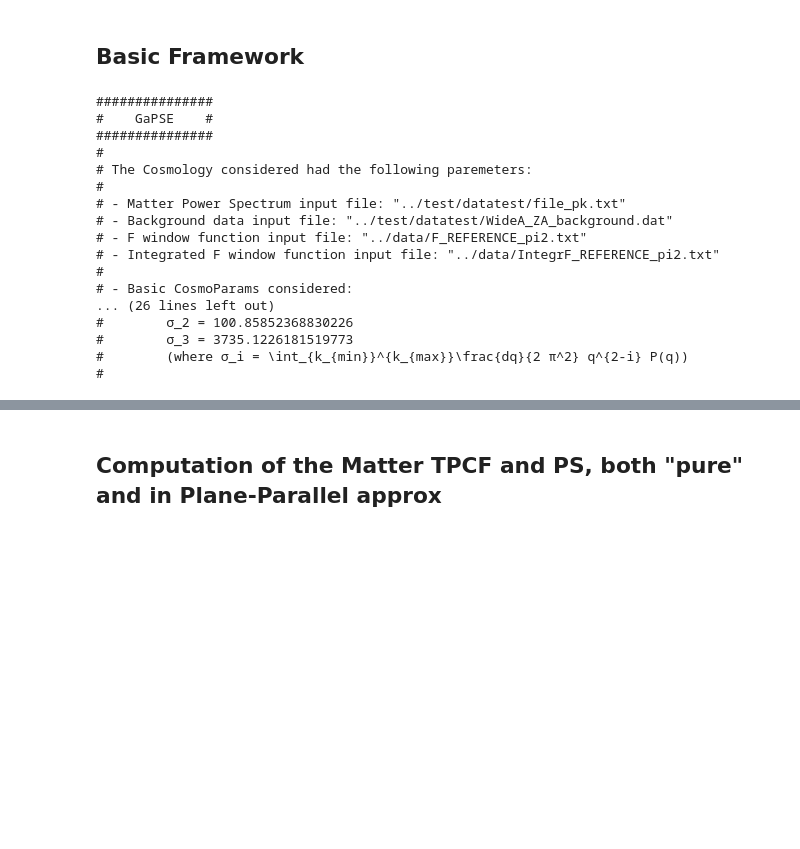
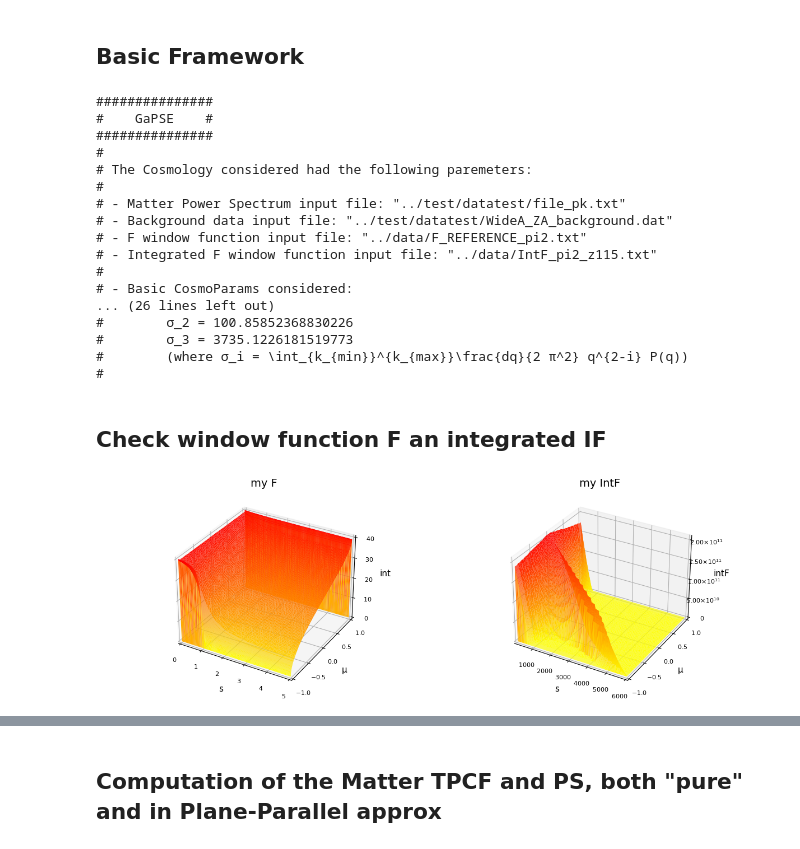
Before and after one commit to foglienimatteo/GaPSE.jl, a Jupyter notebook: ipynbs/Effective_fNL.ipynb, the cells around one changed output, grey strips where cells are left out. Drawn from its saved outputs; the diff is of its cells as text; code cells hidden in the pictures; blank space fills up the shorter version.

```diff
--- a/ipynbs/Effective_fNL.ipynb
+++ b/ipynbs/Effective_fNL.ipynb
@@ -72,28 +97,15 @@ using Printf, LaTeXStrings, Turing, StatsPlots
+# %%
+new_calc_μs = union([μ for μ in -1.0:0.01:(-0.9)],
+        [μ for μ in -0.9:0.05:0.9],
+        [μ for μ in 0.9:0.01:1.0]);
+FILE_IF_MAP = PATH_TO_GAPSE*"data/IntF_pi2_z115.txt"
+
+GaPSE.print_map_IntegratedF(
+    FILE_F_MAP, FILE_IF_MAP,
+    z_min, z_max, new_calc_μs, FILE_BACKGROUND;
+    trap = true, WFI_opts...
+)
 # %%
-FILE_F_MAP = PATH_TO_GAPSE * "data/F_REFERENCE_pi2.txt"
-FILE_IF_MAP = PATH_TO_GAPSE * "data/IntegrF_REFERENCE_pi2.txt"
-FILE_PS = PATH_TO_GAPSE * "test/datatest/file_pk.txt"
-FILE_BACKGROUND = PATH_TO_GAPSE * "test/datatest/WideA_ZA_background.dat"
-
-
-#z_min, z_max, θ_max = 0.05, 0.20, π / 2.0
-z_min, z_max, θ_max = 1.0, 1.5, π / 2.0
-params = GaPSE.CosmoParams(z_min, z_max, θ_max;
-    Ω_b = 0.0489, Ω_cdm = 0.251020, h_0 = 0.70, s_lim=1e-2,
-    s_b = 0.0, 𝑓_evo = 0.0, b = 1.0,
-    IPS_opts = Dict(
-        :fit_left_min => 1e-6, :fit_left_max => 3e-6,
-        :fit_right_min => 1e1, :fit_right_max => 2e1),
-    IPSTools_opts = Dict(
-        :N => 1024, :fit_min => 0.05, :fit_max => 0.5,
-        :con => true, :k_min => 1e-8, :k_max => 10.0),
-    WFI_opts = Dict(
-        :llim => 0.0, :rlim => Inf, :N => 1000,
-         :trap => true, :rtol => 1e-2, :atol => 0.0,
-         :ss_start => 0.0, :ss_step => 10.0,
-         :ss_stop => 0.0),
-);
-
 cosmo = GaPSE.Cosmology(params, FILE_BACKGROUND, FILE_PS, FILE_F_MAP, FILE_IF_MAP);
 
 GaPSE.parameters_used(stdout, cosmo)
@@ -107,7 +119,7 @@ GaPSE.parameters_used(stdout, cosmo)
 # - Matter Power Spectrum input file: "../test/datatest/file_pk.txt"
 # - Background data input file: "../test/datatest/WideA_ZA_background.dat"
 # - F window function input file: "../data/F_REFERENCE_pi2.txt"
-# - Integrated F window function input file: "../data/IntegrF_REFERENCE_pi2.txt"
+# - Integrated F window function input file: "../data/IntF_pi2_z115.txt"
 #
 # - Basic CosmoParams considered:
 ... (26 lines left out)
@@ -115,3 +127,29 @@ GaPSE.parameters_used(stdout, cosmo)
 #        σ_3 = 3735.1226181519773
 #        (where σ_i = \int_{k_{min}}^{k_{max}}\frac{dq}{2 π^2} q^{2-i} P(q))
 #
+# %% [markdown]
+## Check window function F an integrated IF
+# %%
+my_matrix = readdlm(FILE_F_MAP, comments=true)
+my_xs = convert(Vector{Float64}, my_matrix[:,1])
+my_μs = convert(Vector{Float64}, my_matrix[:,2])
+my_Fs = convert(Vector{Float64}, my_matrix[:,3]);
+my_F_grid = GridInterpolations.RectangleGrid( unique(my_μs), unique(my_xs))
+my_spline_F(x, μ) = GridInterpolations.interpolate(my_F_grid, my_Fs, [μ, x]);
+# %%
+my_Imatrix = readdlm(FILE_IF_MAP, comments=true)
+my_Iss = convert(Vector{Float64}, my_Imatrix[:,1])
+my_Iμs = convert(Vector{Float64}, my_Imatrix[:,2])
+my_IFs = convert(Vector{Float64}, my_Imatrix[:,3]);
+my_IF_grid = GridInterpolations.RectangleGrid( unique(my_Iμs), unique(my_Iss))
+my_spline_IF(s, μ) = GridInterpolations.interpolate(my_IF_grid, my_IFs, [μ, s]);
+# %%
+p1 = plot(my_xs, my_μs, my_Fs; xl="s", yl="μ", zl="int",
+    st = :surface, c=cgrad([:yellow, :red]), size=(600, 300),
+    title="my F", legend = false)
+p2 = plot(my_Iss, my_Iμs, my_IFs; xl="s", yl="μ", zl="intF",
+    st = :surface, c=cgrad([:yellow, :red]), size=(600, 300),
+    title="my IntF", legend = false)
+plot(p1, p2, size=(1200, 400))
+# %% [output]
+[figure, added]
```
Also changed, not shown: parts of 12 cells of this notebook, 5 other files.
